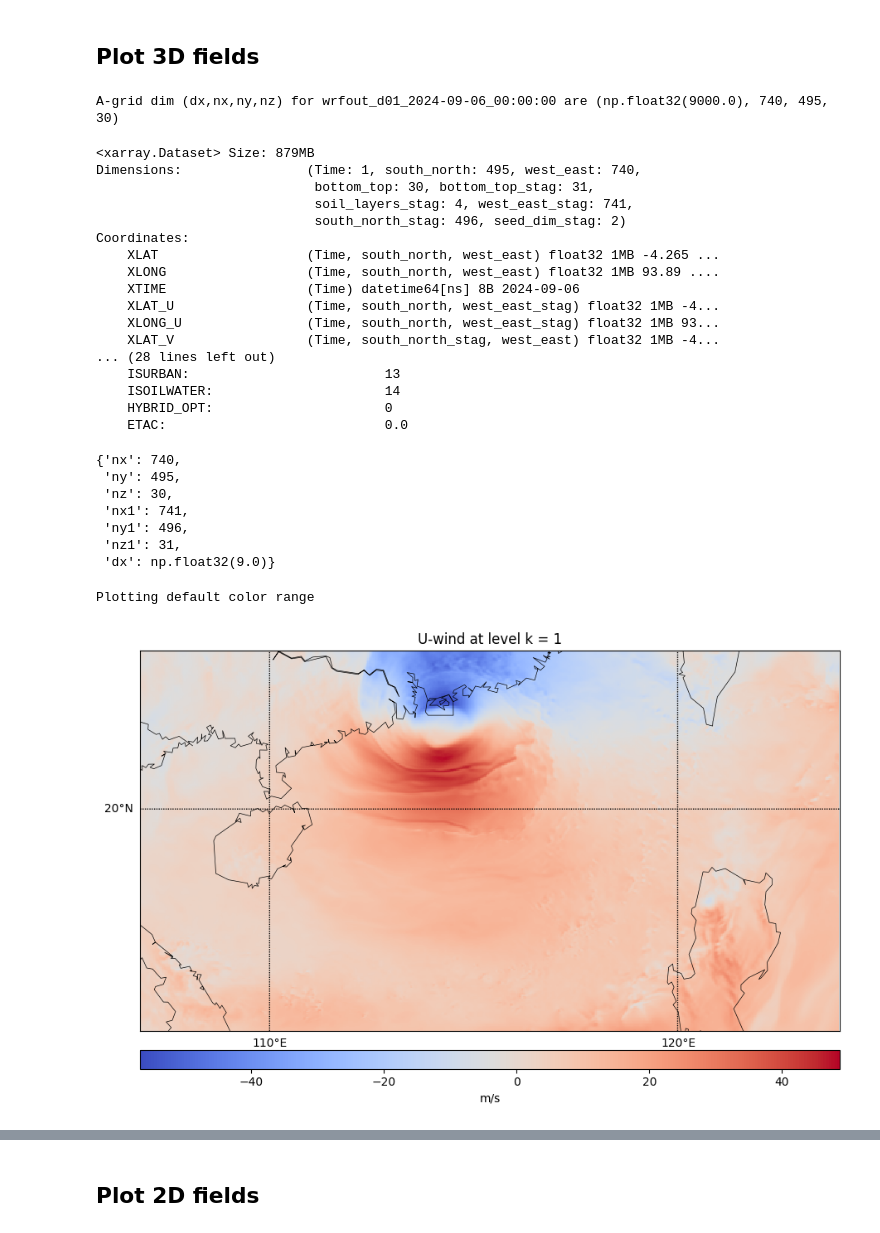
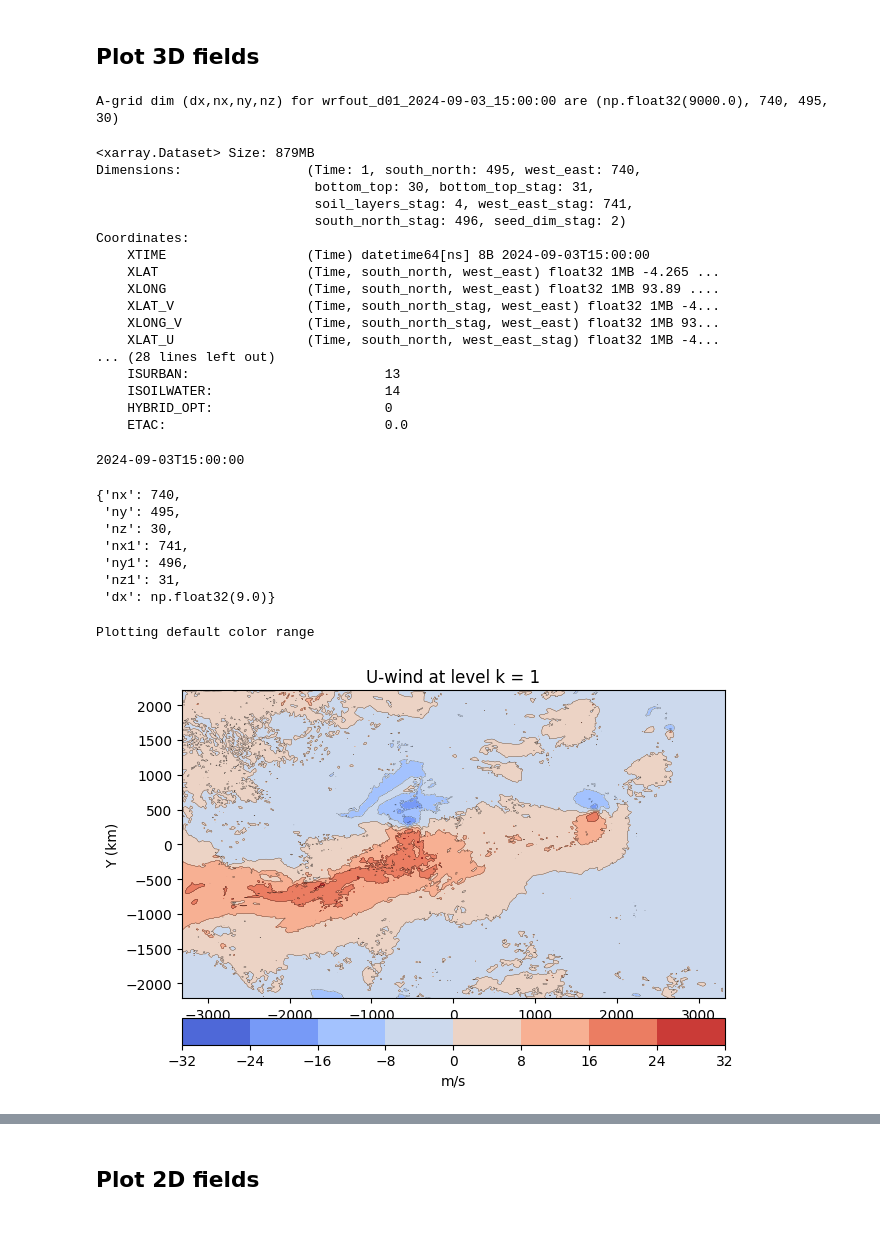
Before and after one commit to kieucq/diagnosePy, a Jupyter notebook: plotWRF_Yagi.ipynb, the cells around one changed output, grey strips where cells are left out. Cells and saved outputs as stored; diff of their text form; code cells hidden in the pictures.

```diff
--- a/plotWRF_Yagi.ipynb
+++ b/plotWRF_Yagi.ipynb
@@ -9,23 +9,23 @@ import importlib
 ## Plot 3D fields
 # %%
 # open input file
-#df,dx,nx,ny,nz = wrf.loadWRF('wrfout_d01_2024-09-03_15:00:00')
-df,dx,nx,ny,nz = wrf.loadWRF('wrfout_d01_2024-09-06_00:00:00')
+df,dx,nx,ny,nz = wrf.loadWRF('wrfout_d03_2024-09-03_15:00:00')
+#df,dx,nx,ny,nz = wrf.loadWRF('wrfout_d01_2024-09-06_12:00:00')
 df
 # %% [output]
-A-grid dim (dx,nx,ny,nz) for wrfout_d01_2024-09-06_00:00:00 are (np.float32(9000.0), 740, 495, 30)
+A-grid dim (dx,nx,ny,nz) for wrfout_d01_2024-09-03_15:00:00 are (np.float32(9000.0), 740, 495, 30)
 <xarray.Dataset> Size: 879MB
 Dimensions:                (Time: 1, south_north: 495, west_east: 740,
                             bottom_top: 30, bottom_top_stag: 31,
                             soil_layers_stag: 4, west_east_stag: 741,
                             south_north_stag: 496, seed_dim_stag: 2)
 Coordinates:
+    XTIME                  (Time) datetime64[ns] 8B 2024-09-03T15:00:00
     XLAT                   (Time, south_north, west_east) float32 1MB -4.265 ...
     XLONG                  (Time, south_north, west_east) float32 1MB 93.89 ....
-    XTIME                  (Time) datetime64[ns] 8B 2024-09-06
+    XLAT_V                 (Time, south_north_stag, west_east) float32 1MB -4...
+    XLONG_V                (Time, south_north_stag, west_east) float32 1MB 93...
     XLAT_U                 (Time, south_north, west_east_stag) float32 1MB -4...
-    XLONG_U                (Time, south_north, west_east_stag) float32 1MB 93...
-    XLAT_V                 (Time, south_north_stag, west_east) float32 1MB -4...
 ... (28 lines left out)
     ISURBAN:                         13
     ISOILWATER:                      14
@@ -35,33 +35,45 @@ Coordinates:
 # create an object for WRF 3D variables
 importlib.reload(wrf)
 p3d = wrf.var3D(nz=nz,ny=ny,nx=nx,dx=dx/1000)
+print(str(df.XTIME.values[0])[:-10])
 p3d.__dict__
 # %% [output]
-{'nx': 740,
- 'ny': 495,
- 'nz': 30,
- 'nx1': 741,
- 'ny1': 496,
- 'nz1': 31,
- 'dx': np.float32(9.0)}
+2024-09-03T15:00:00
+{'nx': 740,
+ 'ny': 495,
+ 'nz': 30,
+ 'nx1': 741,
+ 'ny1': 496,
+ 'nz1': 31,
+ 'dx': np.float32(9.0)}
 # %%
 # plot u
 u1 = p3d.shiftU3D(df.U.values)
 clevs = [-999]                             # default color levels and scheme
 #clevs=[-20, -15, -10,-5,0,5,10,15,20], # my own color levels
 min_color = (0,0.5,0)                   # my own color scheme
 max_color = (0,0.9,0)                   # my own color scheme
+ccolor = "black"
 title = "U-wind"
 colorbar_label = "m/s"
 plevel = 1                              # level to plot
-p3d.plot_zlevel_world3D(df,u1,ilev=plevel,
+'''
+p3d.plot_zlevel_world3D(df,u1,cvar=u1,ilev=plevel,
                          slat=0,elat=31,slon=100,elon=135,
                          title=title,clevs=clevs,
                          minc=min_color,maxc=max_color,
+                         ccolor=ccolor,cthick=0.5,
                          labels=colorbar_label)
+'''
+p3d.plot_zlevel_grid3D(u1,cvar=u1,ilev=plevel,
+                         rs=1,re=494,cs=1,ce=739,
+                         title=title,clevs=clevs,
+                         minc=min_color,maxc=max_color,
+                         ccolor=ccolor,cthick=0.2,
+                         labels=colorbar_label)
 # %% [output]
 Plotting default color range
-[figure, old version]
+[figure, new version]
 # %%
 importlib.reload(wrf)
 w1 = df.W.values[0]
```
Also changed, not shown: parts of 3 cells of this notebook, 1 other file.
